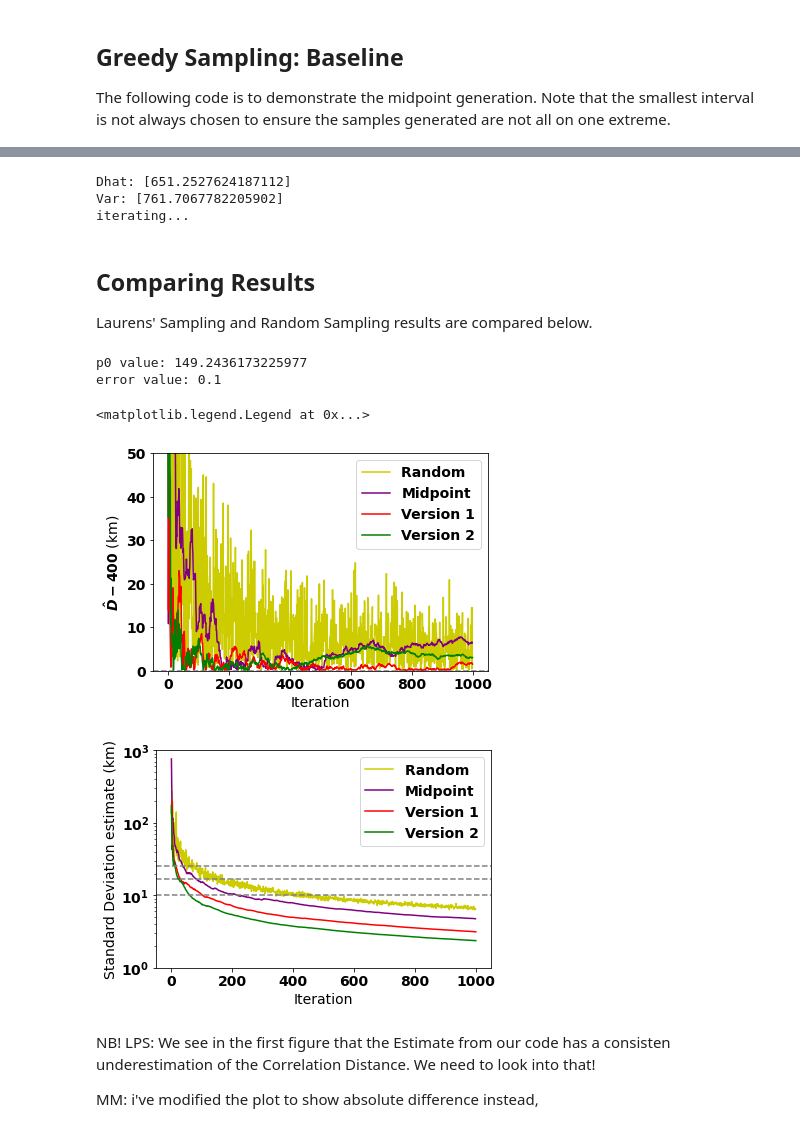
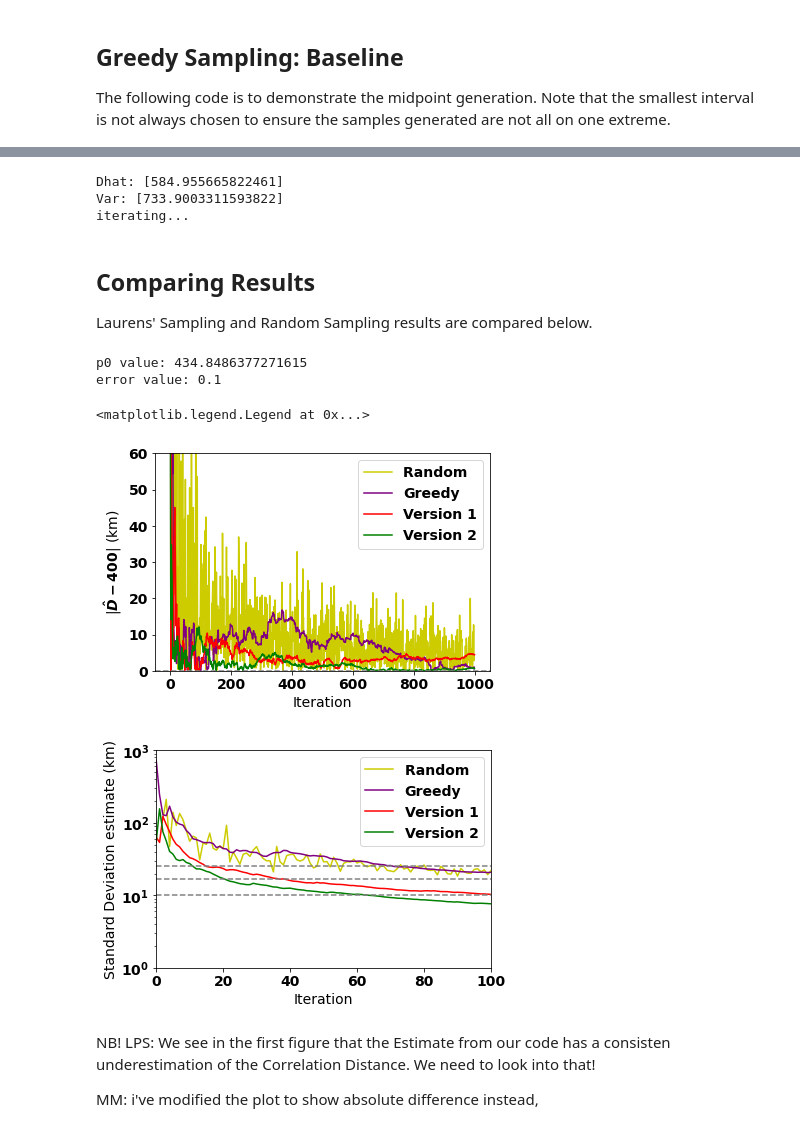
Before and after one commit to mustafa-majid-uu/curvefit_sampling, a Jupyter notebook: sampling_v2.ipynb, the cells around one changed output, grey strips where cells are left out. Cells and saved outputs as stored; diff of their text form; code cells hidden in the pictures.

Commit message:
greedy sampling fixed and plotted

```diff
--- a/sampling_v2.ipynb
+++ b/sampling_v2.ipynb
@@ -362,13 +346,12 @@ q after pop: deque([[], [(7.0, 8.0), (8.0, 9), (1, 2.0), (2.0, 3.0), (5.0, 6.0),
 
 Dhat_greedy = []
 Var_greedy = []
-
-
 #begin with first two samples as the bounds of the range and fit function
-greedy_d = [100]
-greedy_rho = [generate_value(100,e)]
-greedy_d.append(4000)
-greedy_rho.append(generate_value(4000,e))
+bounds = [100,MaxDistance]
+greedy_d = [bounds[0]]
+greedy_rho = [generate_value(bounds[0],e)]
+greedy_d.append(bounds[1])
+greedy_rho.append(generate_value(bounds[1],e))
 params, covs = optimize.curve_fit(cordist, xdata = greedy_d, ydata = greedy_rho, p0=rp0)
 Dhat_greedy.append(params[0])
 Var_greedy.append(sqrt(covs[0][0]))
@@ -377,14 +360,15 @@ print("Var:",Var_greedy)
 print("iterating...")
 
 i_arr2 = [0] #used as x-axis for plot
-
+get_d = greedy_sampling(greedy_d)
 for i in range(1,iterations):
     i_arr2.append(i)
-    midp = next_mid(greedy_d)
-    greedy_d.insert(midp[0],midp[1])
-    greedy_rho.insert(midp[0],generate_value(midp[1],e))
-    #print("d:",greedy_d)
-    #print("rho:",greedy_rho)
+
+    midp = next(get_d)
+    midrho = generate_value(midp,e)
+    greedy_d.append(midp)
+    greedy_rho.append(midrho)
+    #print(greedy_d)
 
     params, covs = optimize.curve_fit(cordist, xdata = greedy_d, ydata = greedy_rho, p0=rp0)
     Dhat_greedy.append(params[0])
@@ -393,8 +377,8 @@ for i in range(1,iterations):
     #print("Var:",Var_greedy)
     #print()
 # %% [output]
-Dhat: [651.2527624187112]
-Var: [761.7067782205902]
+Dhat: [584.955665822461]
+Var: [733.9003311593822]
 iterating...
 # %% [markdown]
 <h2>Comparing Results</h2>
@@ -414,41 +398,41 @@ Dhat_arr2_diff = [absdiff(i) for i in Dhat_arr2]
 Dhat_greedy_diff = [absdiff(i) for i in Dhat_greedy]
 
 #plot absolute difference (Dhat and actual true value of D)
 plt.figure(8)
 plt.plot(sample_size,Dhat_arr_rnd_diff, c=(204/255, 204/255, 0/255) )
 plt.plot(i_arr2,Dhat_greedy_diff,c='purple')
 plt.plot(i_arr,Dhat_arr_diff, c='red' )
 plt.plot(i_arr,Dhat_arr2_diff, c='green' )
 plt.axhline(y=0, color='gray', linestyle='--')
-plt.ylim([-0,+50])
-plt.ylabel('$\hat{D} - 400$ (km)')
+plt.ylim([-0,+60])
+plt.ylabel('|$\hat{D} - 400$| (km)')
 plt.xlabel('Iteration')
 #plt.xlim(0,100)
-plt.legend(('Random ','Midpoint','Version 1','Version 2'),loc="upper right")
+plt.legend(('Random ','Greedy','Version 1','Version 2'),loc="upper right")
 
 
 #plot standard deviation for the algorithms
 plt.figure(6)
 plt.plot(sample_size,cov_arr_rnd, c=(204/255, 204/255, 0/255) )
 plt.plot(i_arr2,Var_greedy,c='purple')
 plt.plot(i_arr,cov_arr, c='red' )
 plt.plot(i_arr,cov_arr2, c='green' )
 plt.axhline(y=(10), color='gray', linestyle='--')
 plt.axhline(y=(25), color='gray', linestyle='--')
 plt.axhline(y=(17), color='gray', linestyle='--')
 
 plt.yscale('log')
 plt.ylim([10**0,10**3])
 plt.ylabel('Standard Deviation estimate (km)') # LPS: As there is only one variable, this is the variance of this variable.
 plt.xlabel('Iteration')
-#plt.xlim(0,100)
-plt.legend(('Random ','Midpoint','Version 1','Version 2'),loc="upper right")
+plt.xlim(0,100)
+plt.legend(('Random ','Greedy','Version 1','Version 2'),loc="upper right")
 # %% [output]
-p0 value: 149.2436173225977
+p0 value: 434.8486377271615
 error value: 0.1
 <matplotlib.legend.Legend at 0x...>
-[figure, old version]
+[figure, new version]
-[figure, old version]
+[figure, new version]
 # %% [markdown]
 NB! LPS: We see in the first figure that the Estimate from our code has a consisten underestimation of the Correlation Distance. We need to look into that!
 
```
Also changed, not shown: parts of 3 cells of this notebook.
